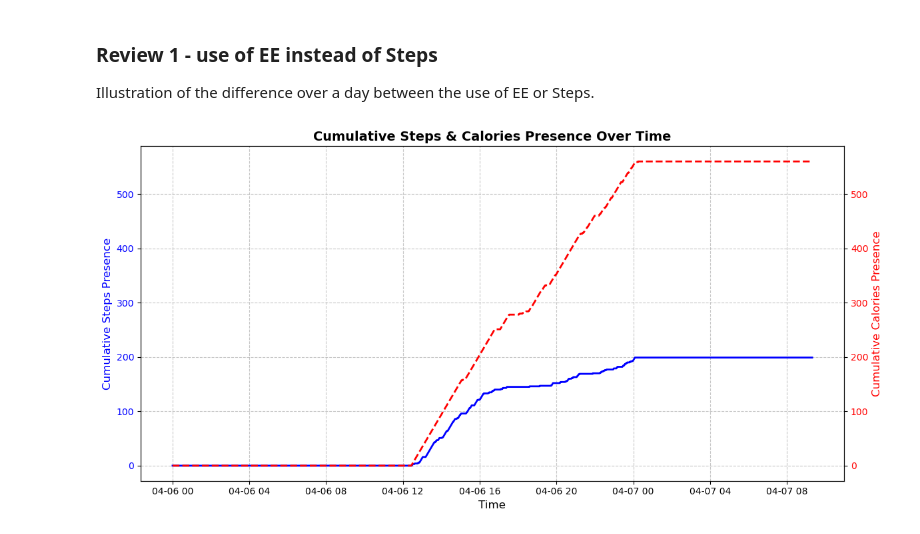
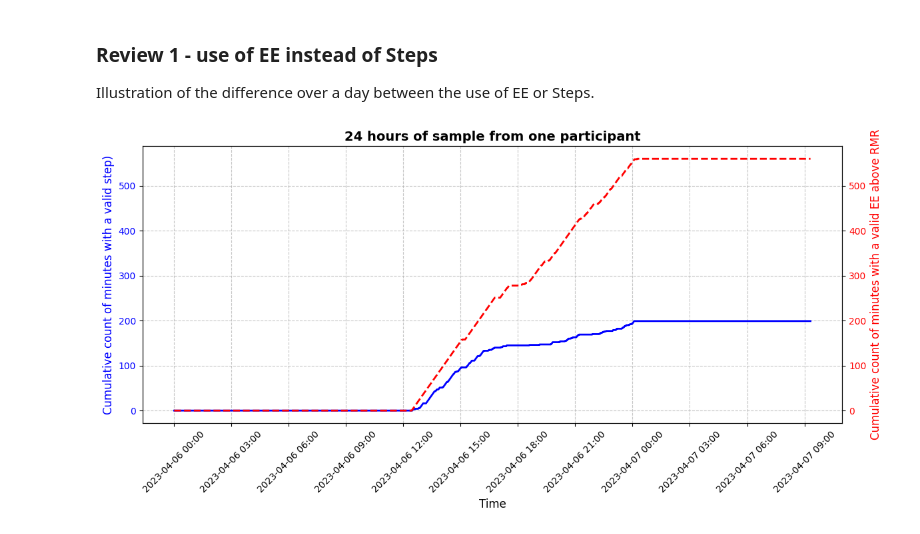
Before and after one commit to OchaUni-Physical-Activity-Measurement/ActiWearCheck, a Jupyter notebook: analysis/analysis_JMPB_review1.ipynb, the cells around one changed output. Drawn from its saved outputs; the diff is of its cells as text; code cells hidden in the pictures.

Commit message:
new illustration EE vs Steps
- 24hours
- 60 minutes

```diff
--- a/analysis/analysis_JMPB_review1.ipynb
+++ b/analysis/analysis_JMPB_review1.ipynb
@@ -822,37 +824,39 @@ def load_and_process_data(filename, column_name, num_days=1):
 def plot_steps_and_calories(steps_df, calories_df):
     """Plot cumulative Steps and Calories presence over time with dual y-axes."""
     fig, ax1 = plt.subplots(figsize=(12, 6))
 
     # Plot cumulative Steps_ok
     ax1.plot(steps_df['ActivityMinute'], steps_df['Steps_sum'], color='b', linewidth=2, label='Cumulative Steps')
     ax1.set_xlabel('Time', fontsize=12)
-    ax1.set_ylabel('Cumulative Steps Presence', fontsize=12, color='b')
+    ax1.set_ylabel('Cumulative count of minutes with a valid step)', fontsize=12, color='b')
     ax1.tick_params(axis='y', labelcolor='b')
     # ax1.set_ylim(0, 650)
 
     # Create a second y-axis for Calories_ok
     ax2 = ax1.twinx()
     ax2.plot(calories_df['ActivityMinute'], calories_df['Calories_sum'], color='r', linewidth=2, linestyle='dashed', label='Cumulative Calories')
-    ax2.set_ylabel('Cumulative Calories Presence', fontsize=12, color='r')
+    ax2.set_ylabel('Cumulative count of minutes with a valid EE above RMR', fontsize=12, color='r')
     ax2.tick_params(axis='y', labelcolor='r')
     # ax2.set_ylim(0, 650)
 
     ax1.set_ylim(ax2.get_ylim())
 
     # Title and formatting
-    plt.title('Cumulative Steps & Calories Presence Over Time', fontsize=14, fontweight='bold')
-    plt.xticks(rotation=45)
+    plt.title('24 hours of sample from one participant', fontsize=14, fontweight='bold')
+    ax1.xaxis.set_major_locator(mdates.HourLocator(interval=3))
+    ax1.xaxis.set_major_formatter(mdates.DateFormatter('%Y-%m-%d %H:%M'))  # Format YYYY-MM-DD HH:MM
+    plt.setp(ax1.xaxis.get_majorticklabels(), rotation=45)
     ax1.grid(True, linestyle='--', alpha=0.7)
 
     # Show plot
     plt.tight_layout()
     plt.show()
 
 # Load data
-steps_data = load_and_process_data('steps_per_minute.csv', 'Steps')
-calories_data = load_and_process_data('calories_per_minute.csv', 'Calories')
+steps_data = load_and_process_data('steps_per_minutes.csv', 'Steps')
+calories_data = load_and_process_data('calories_per_minutes.csv', 'Calories')
 
 # Plot data
 plot_steps_and_calories(steps_data, calories_data)
 # %% [output]
-[figure, old version]
+[figure, new version]
```
Also changed, not shown: parts of 7 cells of this notebook.
